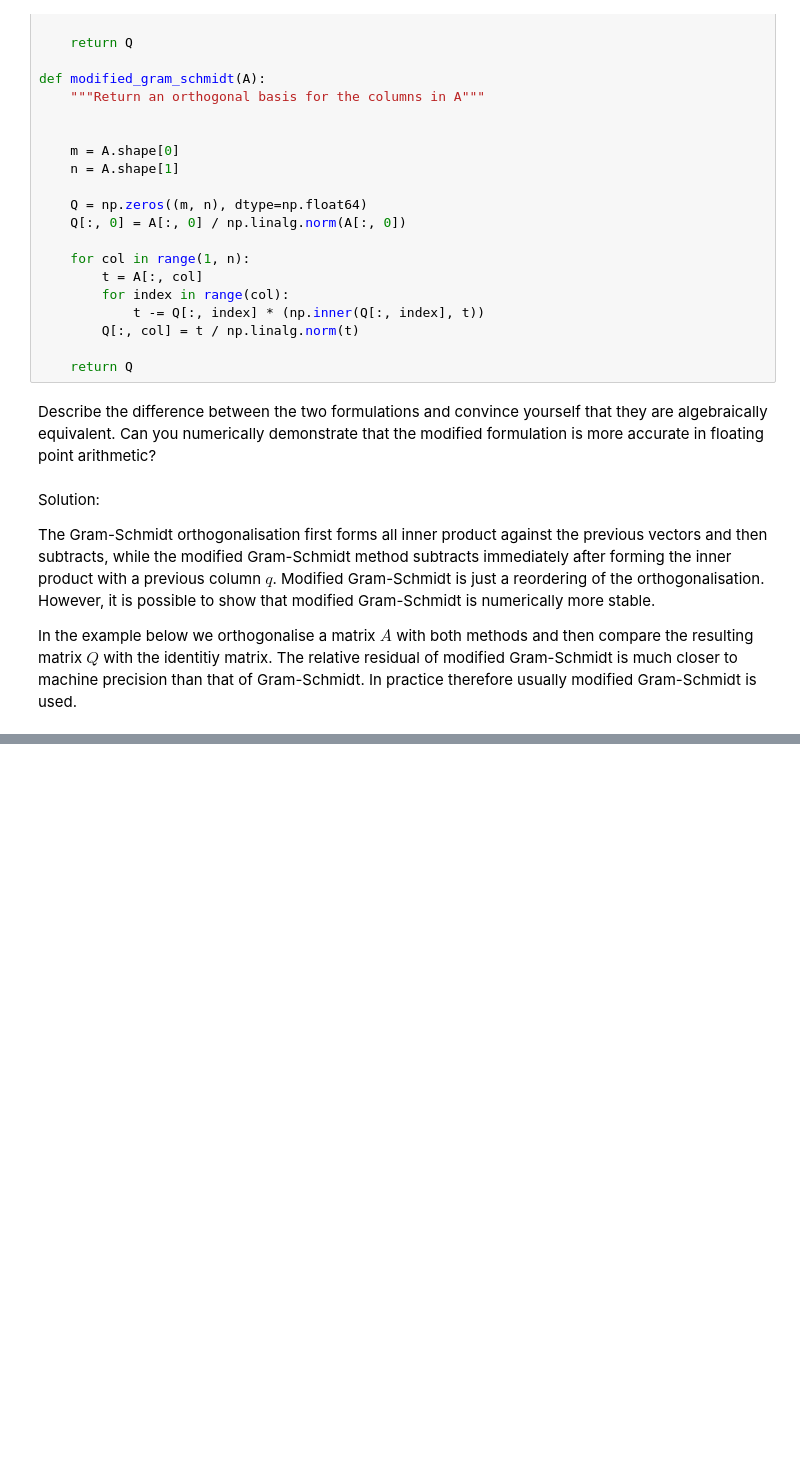
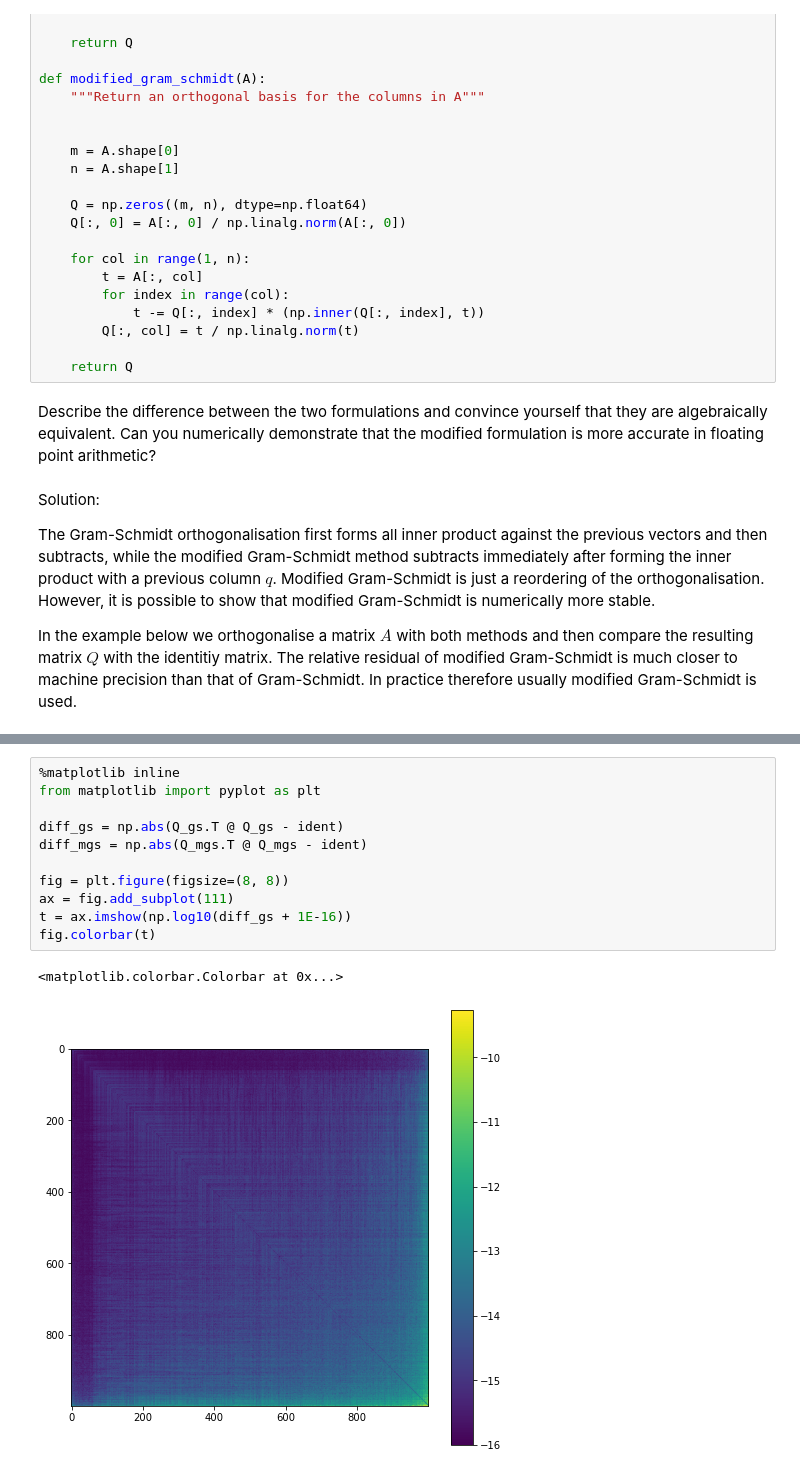
Before and after one commit to tbetcke/math0058, a Jupyter notebook: week_5_self_check_solutions.ipynb, the cells around one changed output, grey strips where cells are left out. Drawn from its saved outputs; the diff is of its cells as text; blank space fills up the shorter version.

```diff
--- a/week_5_self_check_solutions.ipynb
+++ b/week_5_self_check_solutions.ipynb
@@ -122,0 +126,14 @@ print(f"Residual for modified Gram-Schmidt: {res_mgs}")
+# %%
+%matplotlib inline
+from matplotlib import pyplot as plt
+
+diff_gs = np.abs(Q_gs.T @ Q_gs - ident)
+diff_mgs = np.abs(Q_mgs.T @ Q_mgs - ident)
+
+fig = plt.figure(figsize=(8, 8))
+ax = fig.add_subplot(111)
+t = ax.imshow(np.log10(diff_gs + 1E-16))
+fig.colorbar(t)
+# %% [output]
+<matplotlib.colorbar.Colorbar at 0x...>
+[figure, added]
```
Also changed, not shown: parts of 2 cells of this notebook, 2 other files.
